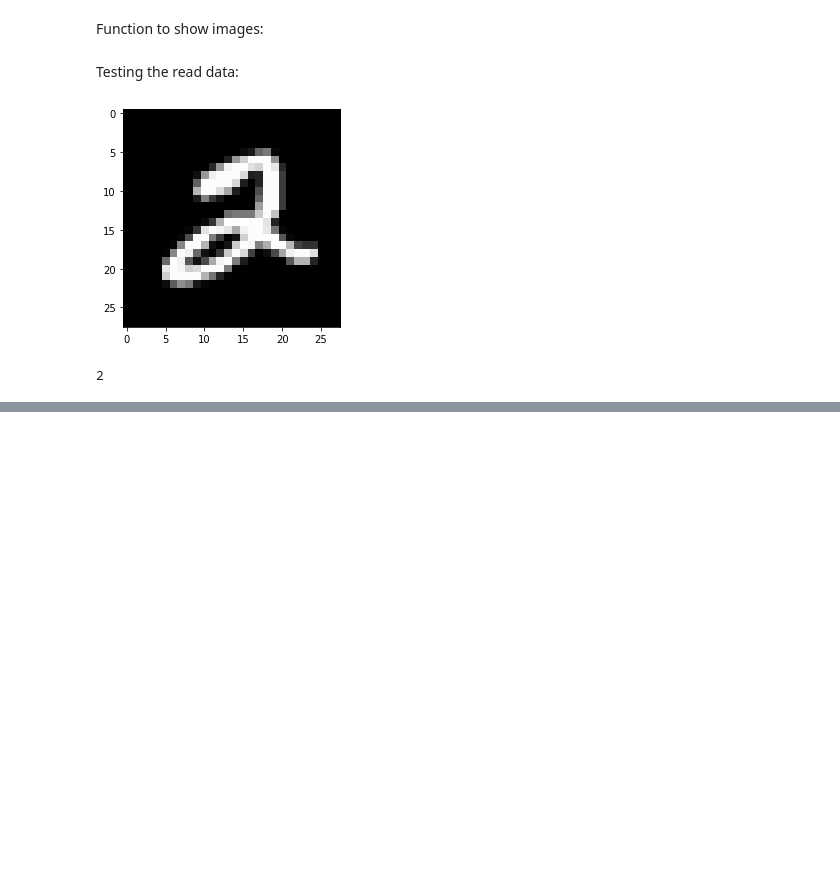
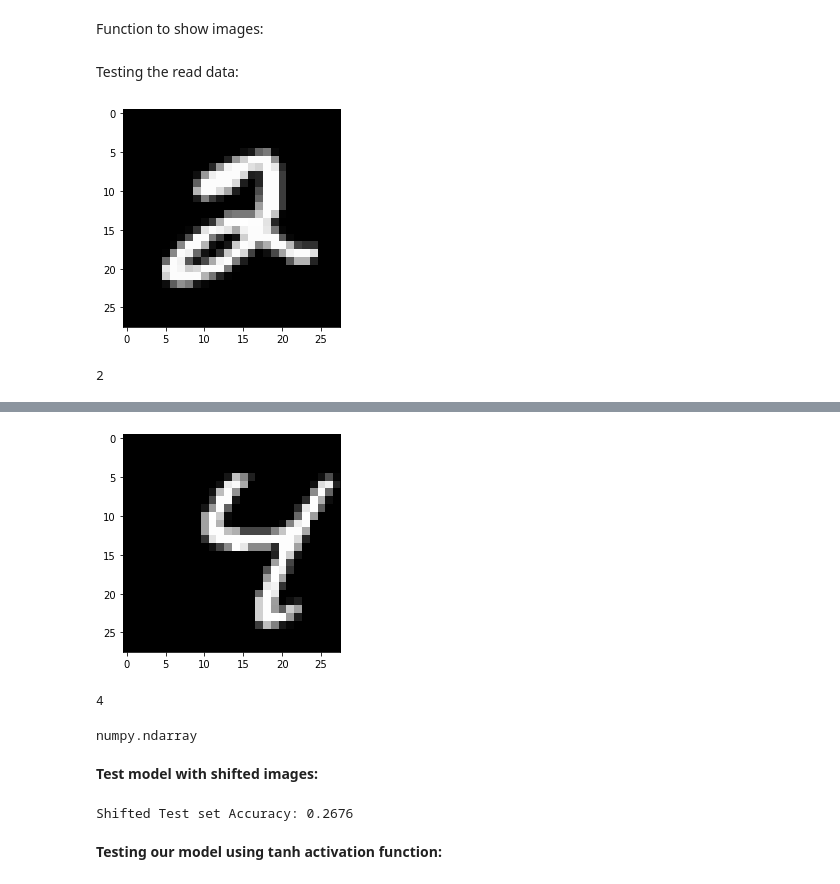
Before and after one commit to pwdz/MNIST_NN, a Jupyter notebook: MNIST.ipynb, the cells around one changed output, grey strips where cells are left out. Saved outputs shown, nothing was run; the diff lists cells and outputs as text; code cells hidden in the pictures; blank space fills up the shorter version.

Commit message:
Add tanh

```diff
--- a/MNIST.ipynb
+++ b/MNIST.ipynb
@@ -140,0 +405,35 @@ Accuracy: 0.11
+# %%
+from copy import deepcopy
+shift_test_set = []
+for i in range(len(test_set)):
+  image_value = deepcopy(test_set[i])
+  image = image_value[0].reshape((28,28))
+  for j in range(28):
+    image[j][4:28] = image[j][0:24]
+    image[j][0] = 0
+    image[j][1] = 0
+    image[j][2] = 0
+    image[j][3] = 0
+  image = image.reshape(784,1)
+  shift_test_set.append((image, image_value[1]))
+# %%
+# Plotting an image
+show_image(shift_test_set[6][0])
+print(get_number(shift_test_set[6]))
+type(shift_test_set[6][0])
+# %% [output]
+[figure, added]
+4
+numpy.ndarray
+# %% [markdown]
+**Test model with shifted images:**
+# %%
+shift_output = []
+for i in range(len(shift_test_set)):
+  o_shift, _, _, _, _, _, _, _ = run_nn(shift_test_set[i][0],final_w21Mat, final_w32Mat, final_w43Mat, final_b1, final_b2, final_b3)
+  shift_output.append(o_shift)
+print('Shifted Test set Accuracy: ' + str(calculate_accuracy_percent(shift_test_set, shift_output)))
+# %% [output]
+Shifted Test set Accuracy: 0.2676
+# %% [markdown]
+**Testing our model using tanh activation function:**
```
Also changed, not shown: parts of 35 cells of this notebook, 1 other file.
